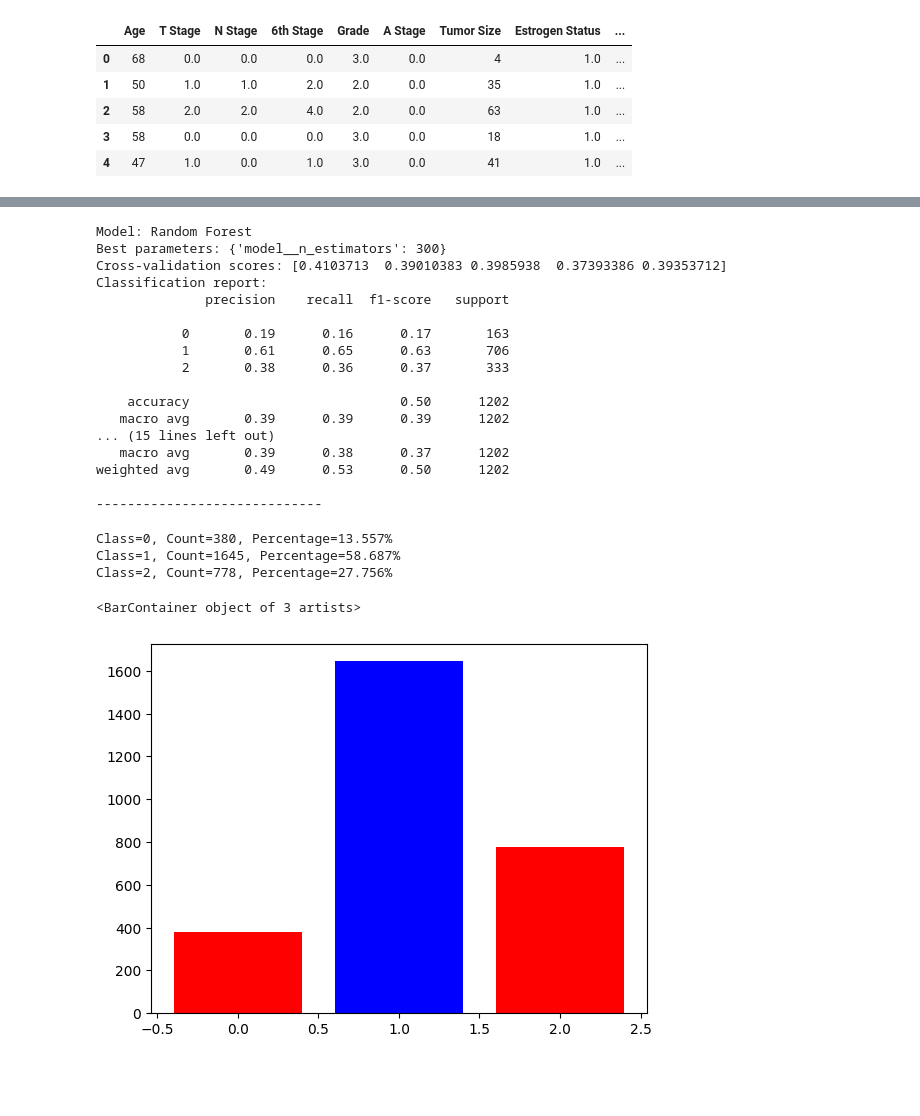
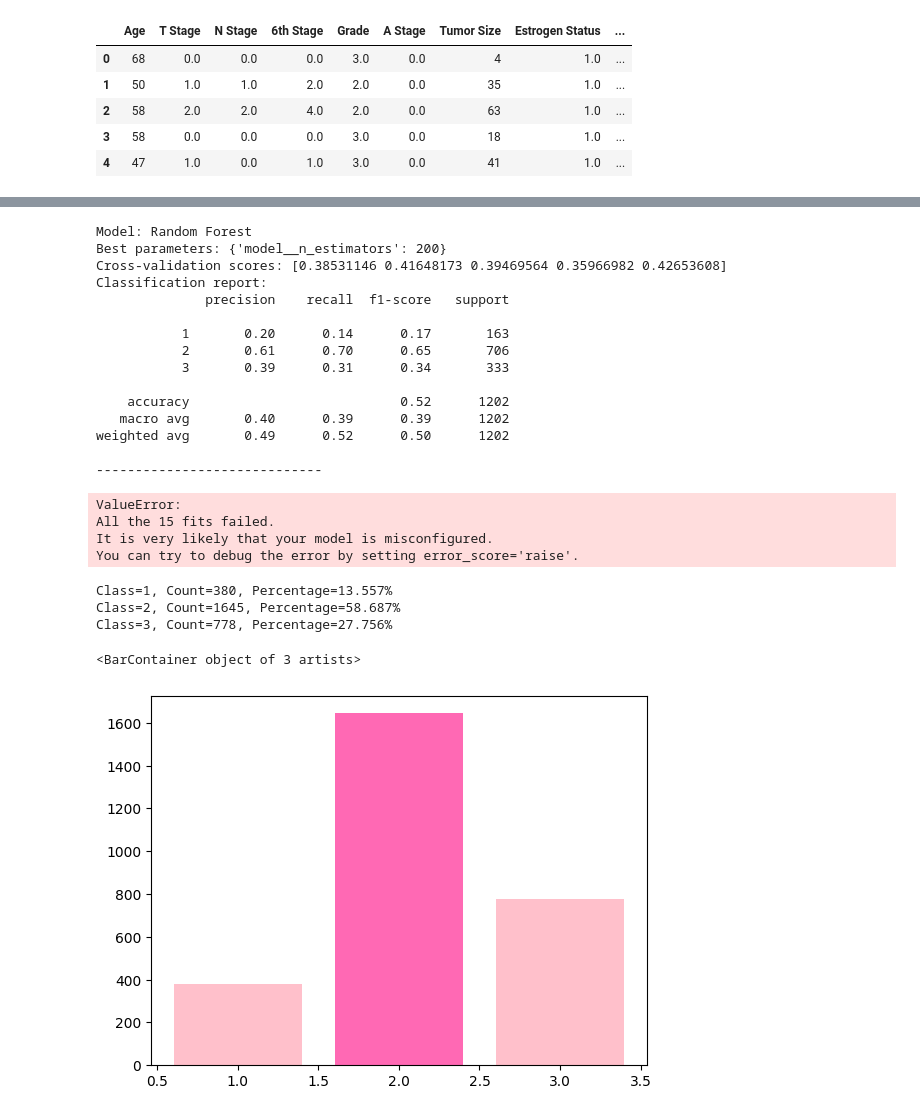
Before and after one commit to roy2392/breast_cancer_classification, a Jupyter notebook: Predict Grade Model.ipynb, the cells around one changed output, grey strips where cells are left out. Saved outputs shown, nothing was run; the diff lists cells and outputs as text; code cells hidden in the pictures; blank space fills up the shorter version.

```diff
--- a/Predict Grade Model.ipynb
+++ b/Predict Grade Model.ipynb
@@ -115,17 +121,15 @@ Class=1.0, Count=543, Percentage=13.558%
 models = {
     'Logistic Regression': LogisticRegression(),
     'Decision Tree': DecisionTreeClassifier(),
-    'Random Forest': RandomForestClassifier(),
-    'XGBoost': XGBClassifier()
+
 }
-
 
 # Build pipelines for each model
 pipelines = {}
 for model_name, model in models.items():
     pipeline = Pipeline([
-        ('scaler', StandardScaler()),
         ('smote', SMOTE()),
+        ('scaler', StandardScaler(with_mean=False, with_std=True)),
         ('model', model)
     ])
     pipelines[model_name] = pipeline
@@ -134,8 +138,6 @@ for model_name, model in models.items():
 param_grids = {
     'Logistic Regression': {'model__C': [0.1, 1, 10]},
     'Decision Tree': {'model__max_depth': [3, 4, 5, 6, 7, 8, 9, 10]},
-    'Random Forest': {'model__n_estimators': [100, 200, 300]},
-    'XGBoost': {'model__n_estimators': [100, 200, 300]},
     'smote':{'over__sampling_strategy': [0.1, 0.2, 0.3, 0.4, 0.5]}
 }
 
@@ -154,7 +156,7 @@ for model_name, pipeline in pipelines.items():
 
     # Generate classification report
     y_pred = best_model.predict(X_test)
-    report = classification_report(y_test, y_pred)
+    report = classification_report(y_test, y_pred, sample_weight=None)
 
     # Print the results
     print(f"Model: {model_name}")
@@ -223,4 +232,6 @@ Class=1.0, Count=543, Percentage=13.558%
 # %%
+
+
 # Define the models
 models = {
     'Random Forest': RandomForestClassifier(),
@@ -232,8 +243,8 @@ models = {
 pipelines = {}
 for model_name, model in models.items():
     pipeline = Pipeline([
-        ('scaler', StandardScaler()),
         ('smote', SMOTE()),
+        ('scaler', StandardScaler(with_mean=False, with_std=True)),
         ('model', model)
     ])
     pipelines[model_name] = pipeline
@@ -260,7 +271,7 @@ for model_name, pipeline in pipelines.items():
 
     # Generate classification report
     y_pred = best_model.predict(X_test)
-    report = classification_report(y_test, y_pred)
+    report = classification_report(y_test, y_pred, sample_weight=None)
 
     # Print the results
     print(f"Model: {model_name}")
@@ -270,19 +281,21 @@ for model_name, pipeline in pipelines.items():
     print("-----------------------------\n")
 # %% [output]
 Model: Random Forest
-Best parameters: {'model__n_estimators': 300}
-Cross-validation scores: [0.4103713  0.39010383 0.3985938  0.37393386 0.39353712]
+Best parameters: {'model__n_estimators': 200}
+Cross-validation scores: [0.38531146 0.41648173 0.39469564 0.35966982 0.42653608]
 Classification report:
               precision    recall  f1-score   support
 
-           0       0.19      0.16      0.17       163
-           1       0.61      0.65      0.63       706
-           2       0.38      0.36      0.37       333
+           1       0.20      0.14      0.17       163
+           2       0.61      0.70      0.65       706
+           3       0.39      0.31      0.34       333
 
-    accuracy                           0.50      1202
-   macro avg       0.39      0.39      0.39      1202
-... (15 lines left out)
-   macro avg       0.39      0.38      0.37      1202
-weighted avg       0.49      0.53      0.50      1202
+    accuracy                           0.52      1202
+   macro avg       0.40      0.39      0.39      1202
+weighted avg       0.49      0.52      0.50      1202
 
 -----------------------------
+ValueError:
+All the 15 fits failed.
+It is very likely that your model is misconfigured.
+You can try to debug the error by setting error_score='raise'.
@@ -289,13 +305,14 @@ weighted avg       0.49      0.53      0.50      1202
 # %%
 #plot the distribution after smote
 counter = Counter(y_train)
+colors = ['#FFC0CB', '#FF69B4']  # Pinkish colors
 for k,v in counter.items():
     per = v / len(y_train) * 100
     print('Class=%s, Count=%d, Percentage=%.3f%%' % (k, v, per))
-plt.bar(counter.keys(), counter.values(), color=['red', 'blue'])
+plt.bar(counter.keys(), counter.values(), color=colors)
 # %% [output]
-Class=0, Count=380, Percentage=13.557%
-Class=1, Count=1645, Percentage=58.687%
-Class=2, Count=778, Percentage=27.756%
+Class=1, Count=380, Percentage=13.557%
+Class=2, Count=1645, Percentage=58.687%
+Class=3, Count=778, Percentage=27.756%
 <BarContainer object of 3 artists>
-[figure, old version]
+[figure, new version]
```
Also changed, not shown: parts of 7 cells of this notebook, 1 other file.
